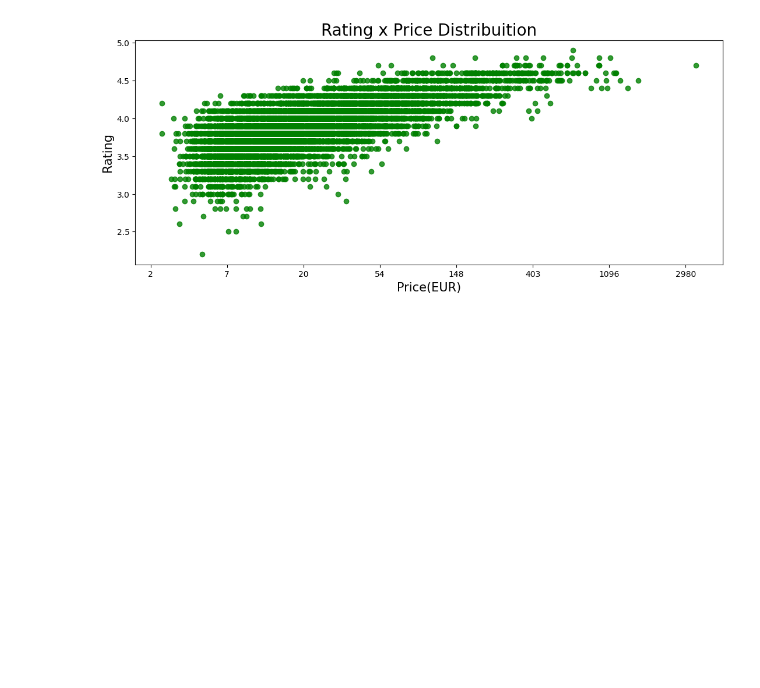
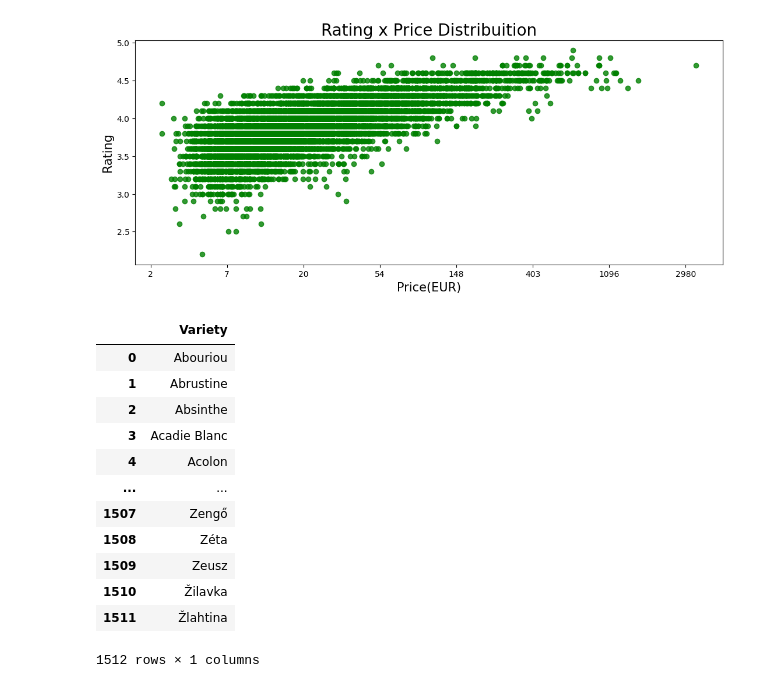
Before and after one commit to abdullaabdukulov/02-Data-Science-My-Vivino, a Jupyter notebook: my_Vivino.ipynb, the cells around one changed output. Saved outputs shown, nothing was run; the diff lists cells and outputs as text; code cells hidden in the pictures; blank space fills up the shorter version.

```diff
--- a/my_Vivino.ipynb
+++ b/my_Vivino.ipynb
@@ -168,3 +195,20 @@ graph.set_xticklabels(np.exp(graph.get_xticks()).astype(int))
 plt.show()
 # %% [output]
 [figure]
+# %%
+varieties = pd.read_csv("https://github.com/ASapayev/wine_CSV/raw/main/Varieties.csv")
+varieties
+# %% [output]
+|  | Variety |
+| 0 | Abouriou |
+| 1 | Abrustine |
+| 2 | Absinthe |
+| 3 | Acadie Blanc |
+| 4 | Acolon |
+| ... | ... |
+| 1507 | Zengő |
+| 1508 | Zéta |
+| 1509 | Zeusz |
+| 1510 | Žilavka |
+| 1511 | Žlahtina |
+1512 rows × 1 columns
```
Also changed, not shown: parts of 27 cells of this notebook.
